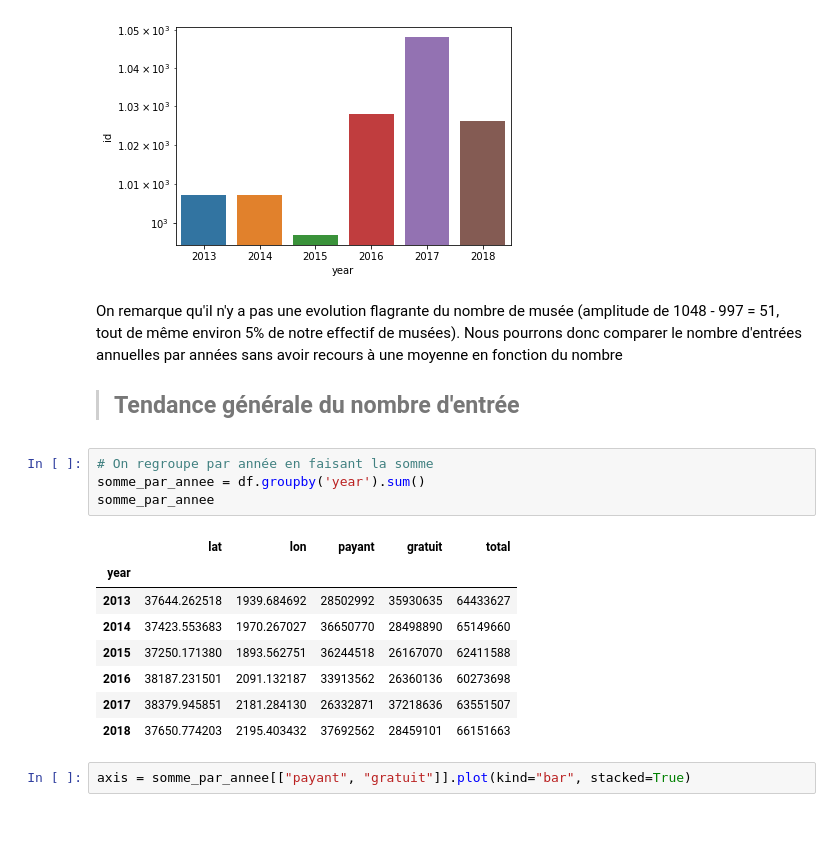
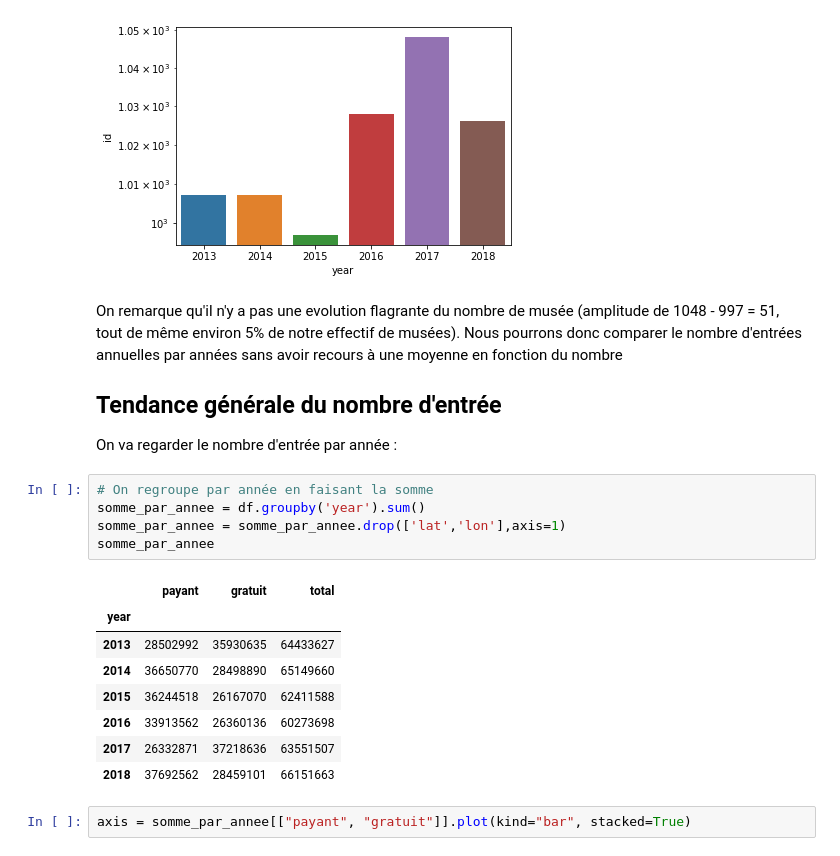
Before and after one commit to M-axel/Data-Engineering-Analysis-Science, a Jupyter notebook: Frequentation Musée Français/frequentation-musee-2013-2018.ipynb, the cells around one changed output. Cells and saved outputs as stored; diff of their text form; blank space fills up the shorter version.

```diff
--- a/Frequentation Musée Français/frequentation-musee-2013-2018.ipynb
+++ b/Frequentation Musée Français/frequentation-musee-2013-2018.ipynb
@@ -191,21 +220,24 @@ plot_nb_musee.set_yscale("log")
 [figure]
 # %% [markdown]
 On remarque qu'il n'y a pas une evolution flagrante du nombre de musée (amplitude de 1048 - 997 = 51, tout de même environ 5% de notre effectif de musées). Nous pourrons donc comparer le nombre d'entrées annuelles par années sans avoir recours à une moyenne en fonction du nombre
-> <a id="tendance-generale"></a>
-> ## Tendance générale du nombre d'entrée
+<a id="tendance-generale"></a>
+## Tendance générale du nombre d'entrée
+
+On va regarder le nombre d'entrée par année :
 # %%
 # On regroupe par année en faisant la somme
 somme_par_annee = df.groupby('year').sum()
+somme_par_annee = somme_par_annee.drop(['lat','lon'],axis=1)
 somme_par_annee
 # %% [output]
-|  | lat | lon | payant | gratuit | total |
-| year |  |  |  |  |  |
-| 2013 | 37644.262518 | 1939.684692 | 28502992 | 35930635 | 64433627 |
-| 2014 | 37423.553683 | 1970.267027 | 36650770 | 28498890 | 65149660 |
-| 2015 | 37250.171380 | 1893.562751 | 36244518 | 26167070 | 62411588 |
-| 2016 | 38187.231501 | 2091.132187 | 33913562 | 26360136 | 60273698 |
-| 2017 | 38379.945851 | 2181.284130 | 26332871 | 37218636 | 63551507 |
-| 2018 | 37650.774203 | 2195.403432 | 37692562 | 28459101 | 66151663 |
+|  | payant | gratuit | total |
+| year |  |  |  |
+| 2013 | 28502992 | 35930635 | 64433627 |
+| 2014 | 36650770 | 28498890 | 65149660 |
+| 2015 | 36244518 | 26167070 | 62411588 |
+| 2016 | 33913562 | 26360136 | 60273698 |
+| 2017 | 26332871 | 37218636 | 63551507 |
+| 2018 | 37692562 | 28459101 | 66151663 |
 # %%
 axis = somme_par_annee[["payant", "gratuit"]].plot(kind="bar", stacked=True)
 # %% [output]
```
Also changed, not shown: parts of 19 cells of this notebook.
